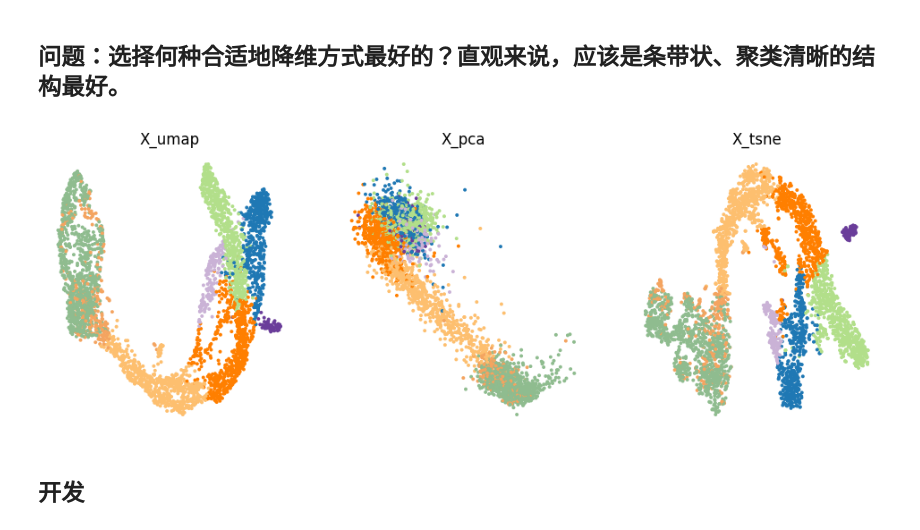
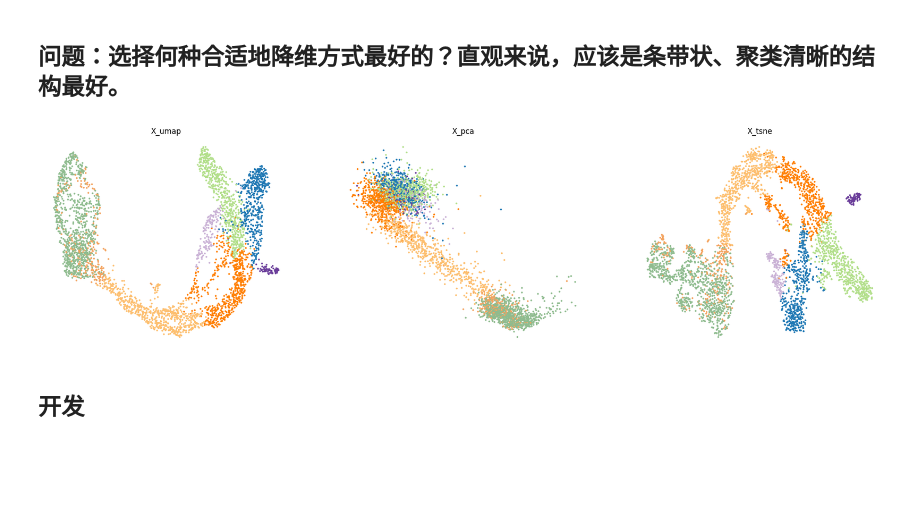
Before and after one commit to HuangDDU/cafe-release, a Jupyter notebook: notebook_dev/hzy/26.01.20-metric_embedding.ipynb, the cells around one changed output. Saved outputs shown, nothing was run; the diff lists cells and outputs as text; code cells hidden in the pictures; blank space fills up the shorter version.

Commit message:
metric embedding fix

```diff
--- a/notebook_dev/hzy/26.01.20-metric_embedding.ipynb
+++ b/notebook_dev/hzy/26.01.20-metric_embedding.ipynb
@@ -26,21 +28,25 @@ AnnData object with n_obs × n_vars = 3696 × 27998
 # %%
 import numpy as np
 import scanpy as sc
 import matplotlib.pyplot as plt
 
 
-fadata.obsm["X_tsne"] = np.loadtxt(f"pancreas_tsne.csv")
+fadata.obsm["X_tsne"] = np.loadtxt(f"tmp/26.01.20-metric_embedding/pancreas_tsne.csv")
 basis_list = ["X_umap", "X_pca", "X_tsne"]
+# fadata.obsm["X_random"] = np.random.randn(*fadata.obsm["X_umap"].shape) # random embedding
+# basis_list = ["X_umap", "X_pca", "X_random"]
+
 cluster_key = "clusters"
 
 n = len(basis_list)
-fig, ax = plt.subplots(1,n, figsize=(4*n, 4))
+fig, ax = plt.subplots(1,n, figsize=(8*n, 6))
 for i in range(n):
     basis = basis_list[i]
     # cafe.plot.plot_trajectory(fadata, basis=basis, ax=ax[i], show=False)
     sc.pl.embedding(fadata, basis=basis, color=cluster_key, title=basis, ax=ax[i], show=False, frameon=False, legend_loc=None)
+plt.savefig(f"{img_dir}/pre_trajectory.pdf", dpi=300)
 # %% [output]
-[figure, old version]
+[figure, new version]
 # %% [markdown]
 ## 开发
 # %% [markdown]
```
Also changed, not shown: parts of 7 cells of this notebook, 2 other files.
